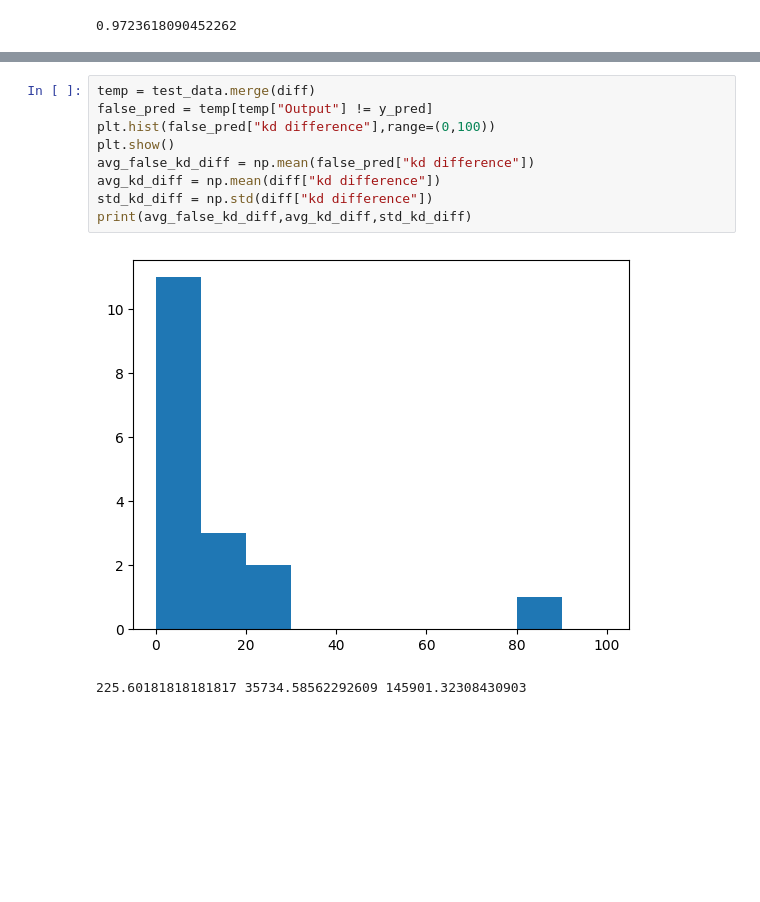
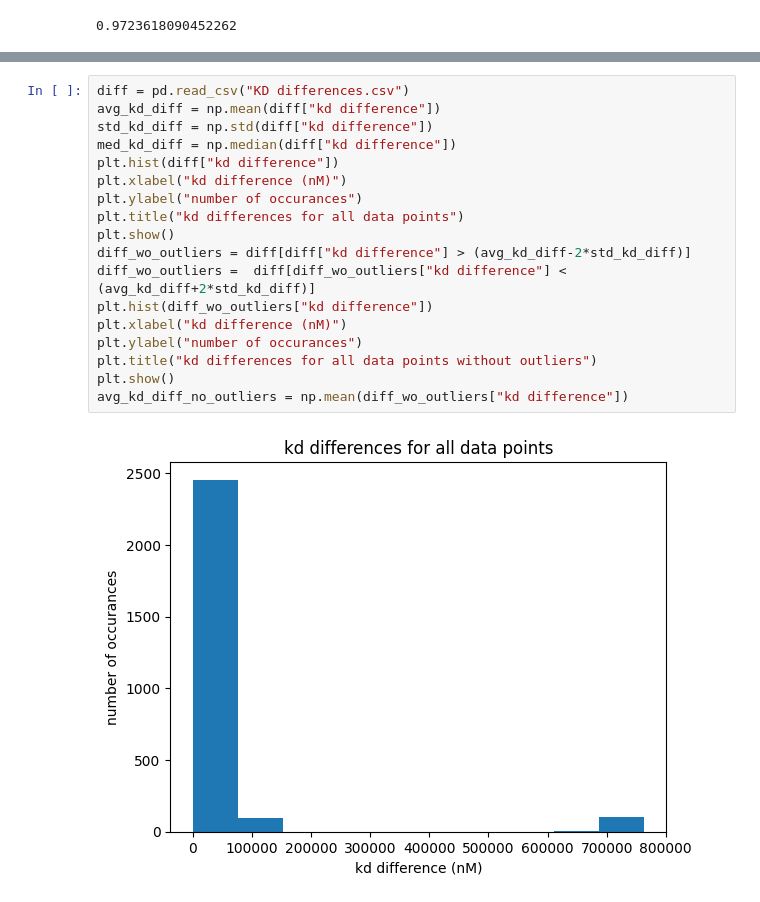
Before and after one commit to jasroopdhingra/ml-project, a Jupyter notebook: Cole_Model_Evalutation/Model_Evaluation.ipynb, the cells around one changed output, grey strips where cells are left out. Saved outputs shown, nothing was run; the diff lists cells and outputs as text; blank space fills up the shorter version.

```diff
--- a/Cole_Model_Evalutation/Model_Evaluation.ipynb
+++ b/Cole_Model_Evalutation/Model_Evaluation.ipynb
@@ -55,12 +54,20 @@ plt.show()
-# %%
-temp = test_data.merge(diff)
-false_pred = temp[temp["Output"] != y_pred]
-plt.hist(false_pred["kd difference"],range=(0,100))
-plt.show()
-avg_false_kd_diff = np.mean(false_pred["kd difference"])
-avg_kd_diff = np.mean(diff["kd difference"])
-std_kd_diff = np.std(diff["kd difference"])
-print(avg_false_kd_diff,avg_kd_diff,std_kd_diff)
-# %% [output]
-[figure, removed]
-225.60181818181817 35734.58562292609 145901.32308430903
+# %%
+diff = pd.read_csv("KD differences.csv")
+avg_kd_diff = np.mean(diff["kd difference"])
+std_kd_diff = np.std(diff["kd difference"])
+med_kd_diff = np.median(diff["kd difference"])
+plt.hist(diff["kd difference"])
+plt.xlabel("kd difference (nM)")
+plt.ylabel("number of occurances")
+plt.title("kd differences for all data points")
+plt.show()
+diff_wo_outliers = diff[diff["kd difference"] > (avg_kd_diff-2*std_kd_diff)]
+diff_wo_outliers =  diff[diff_wo_outliers["kd difference"] < (avg_kd_diff+2*std_kd_diff)]
+plt.hist(diff_wo_outliers["kd difference"])
+plt.xlabel("kd difference (nM)")
+plt.ylabel("number of occurances")
+plt.title("kd differences for all data points without outliers")
+plt.show()
+avg_kd_diff_no_outliers = np.mean(diff_wo_outliers["kd difference"])
+# %% [output]
+[figure, added]
```
Also changed, not shown: parts of 10 cells of this notebook, 1 other file.
